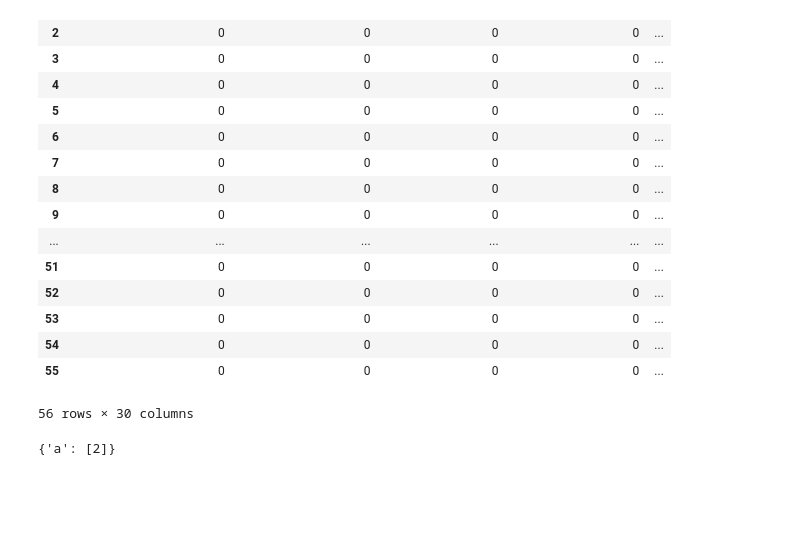
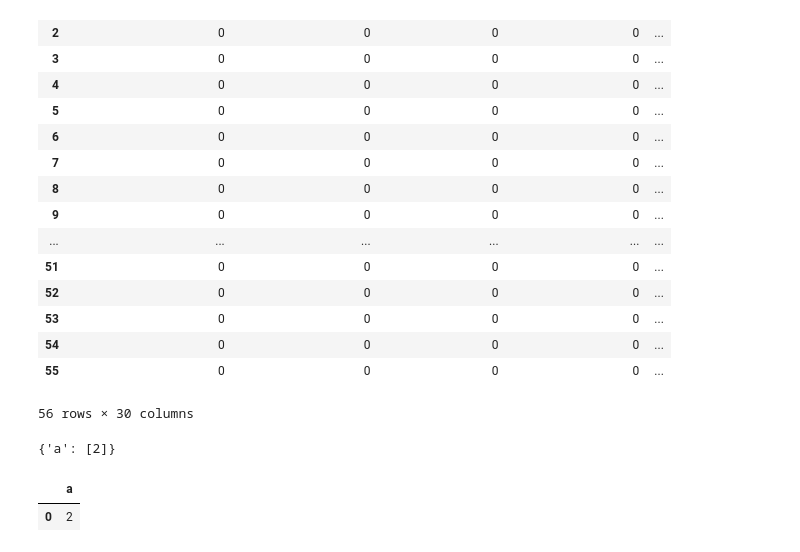
Before and after one commit to thinking-tomorrow/Data-Science-Projects, a Jupyter notebook: cricket-prediction/match_winner.ipynb, the cells around one changed output. Saved outputs shown, nothing was run; the diff lists cells and outputs as text; code cells hidden in the pictures; blank space fills up the shorter version.

Commit message:
added table in nb

```diff
--- a/cricket-prediction/match_winner.ipynb
+++ b/cricket-prediction/match_winner.ipynb
@@ -803,3 +803,10 @@ a["a"].append(2)
 a
 # %% [output]
 {'a': [2]}
+# %%
+x = pd.DataFrame(a)
+# %%
+x
+# %% [output]
+|  | a |
+| 0 | 2 |
```
Also changed, not shown: parts of 1 cell of this notebook.
